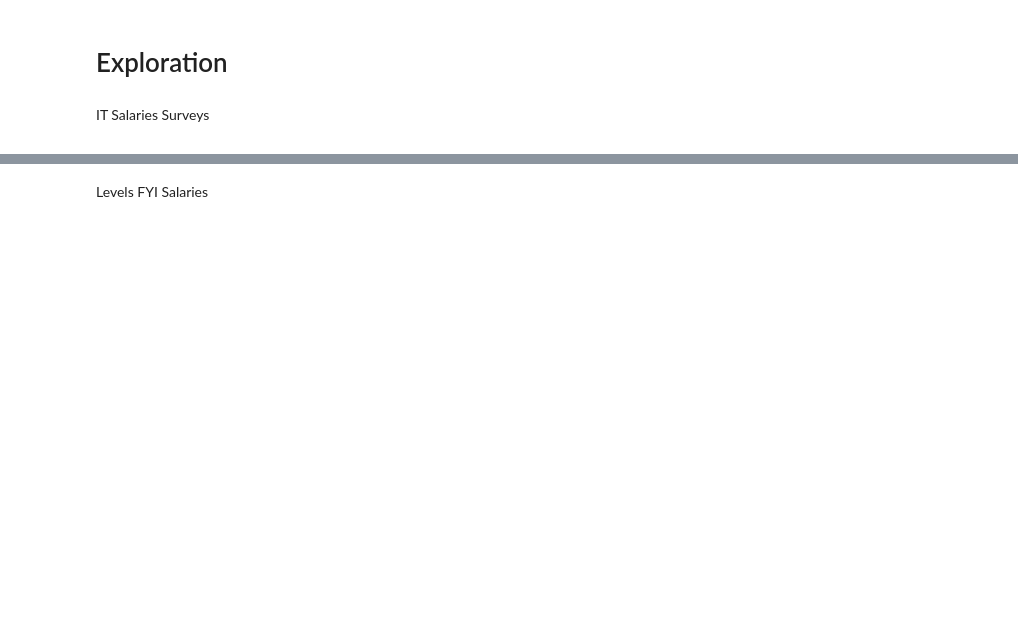
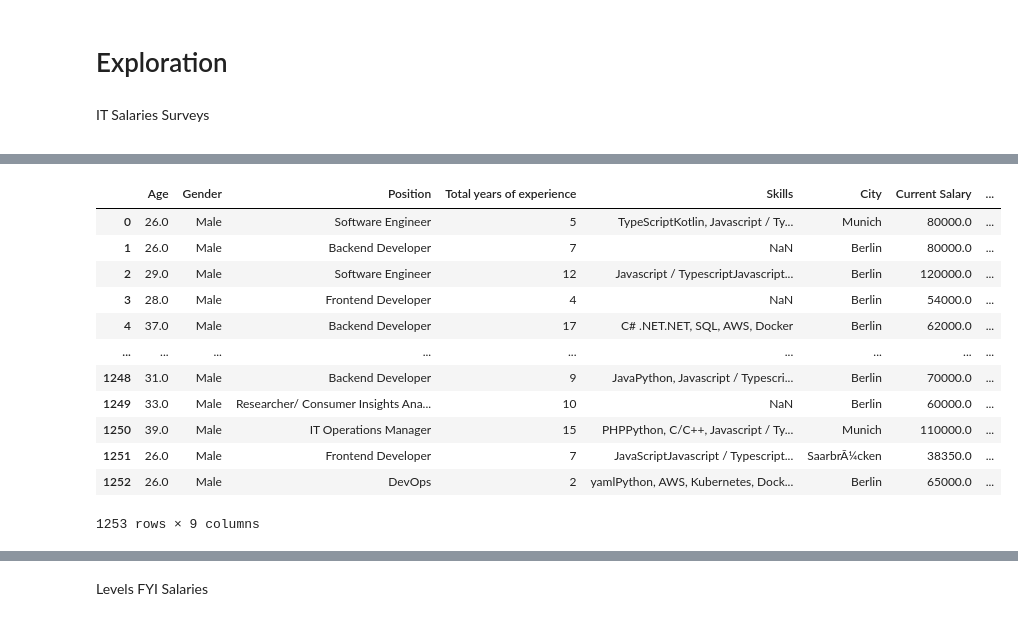
Before and after one commit to Project-Data-Hack-Team-5/project-data-hack-backend, a Jupyter notebook: Python/Exploratory_Data_Analysis.ipynb, the cells around one changed output, grey strips where cells are left out. Cells and saved outputs as stored; diff of their text form; code cells hidden in the pictures; blank space fills up the shorter version.

```diff
--- a/Python/Exploratory_Data_Analysis.ipynb
+++ b/Python/Exploratory_Data_Analysis.ipynb
@@ -68,15 +69,3 @@ cyber_salaries = pd.read_csv('datasets/salaries_cyber.csv', encoding='ISO-8859-1
 <h1>Exploration</h1>
 # %% [markdown]
 <p>IT Salaries Surveys<p>
-# %%
-# EDA
-print(it_salary_eu_2020.sample())
-
-# TODO:
-# 1. Combine Total Years into Float
-# 2. Append Seniority Level into Position to keep as Position
-# 3. Combine Programming Languages columns into a single column
-# 4. Get info on Annual bonus+stocks colunm
-
-it_salary_eu_2020.loc[:, 'Total years of experience'] = it_salary_eu_2020['Total years of experience'].astype(float)
-it_salary_eu_2020.loc[:, 'Position '] = pd.conat([it_salary_eu_2020['Position '], it_salary_eu_2020['Seniority level'])
@@ -110,0 +113,38 @@ it_salary_eu_2019.sample()
+# %%
+# EDA
+it_salary_eu_2020.sample()
+
+# TODO:
+# 1. Combine Total Years into Float - LATER
+# 2. Combine Programming Languages columns into a single column - DONE
+# 3. Get info on Annual bonus+stocks colunm
+
+# Skills Columns
+it_salary_eu_2020['Skills'] = it_salary_eu_2020['Your main technology / programming language'] + it_salary_eu_2020['Other technologies/programming languages you use often']
+
+# Salary Column
+it_salary_eu_2020['Current Salary'] = it_salary_eu_2020['Yearly brutto salary (without bonus and stocks) in EUR']
+
+# Bonus Column
+it_salary_eu_2020['Additional Compensation'] = it_salary_eu_2020['Annual bonus+stocks one year ago. Only answer if staying in same country']
+
+it_salary_eu_2020['Position'] = it_salary_eu_2020['Position ']
+
+
+#it_salary_eu_2020.rename(columns={'Total years of experience': 'Years Of Experience', 'Salary': 'Current Salary'}, inplace=True)
+
+it_salary_eu_2020[['Age', 'Gender', 'Position', 'Total years of experience', 'Skills', 'City', 'Current Salary', 'Additional Compensation', 'Company type']]
+# %% [output]
+|  | Age | Gender | Position | Total years of experience | Skills | City | Current Salary | ... |
+| 0 | 26.0 | Male | Software Engineer | 5 | TypeScriptKotlin, Javascript / Ty... | Munich | 80000.0 | ... |
+| 1 | 26.0 | Male | Backend Developer | 7 | NaN | Berlin | 80000.0 | ... |
+| 2 | 29.0 | Male | Software Engineer | 12 | Javascript / TypescriptJavascript... | Berlin | 120000.0 | ... |
+| 3 | 28.0 | Male | Frontend Developer | 4 | NaN | Berlin | 54000.0 | ... |
+| 4 | 37.0 | Male | Backend Developer | 17 | C# .NET.NET, SQL, AWS, Docker | Berlin | 62000.0 | ... |
+| ... | ... | ... | ... | ... | ... | ... | ... | ... |
+| 1248 | 31.0 | Male | Backend Developer | 9 | JavaPython, Javascript / Typescri... | Berlin | 70000.0 | ... |
+| 1249 | 33.0 | Male | Researcher/ Consumer Insights Ana... | 10 | NaN | Berlin | 60000.0 | ... |
+| 1250 | 39.0 | Male | IT Operations Manager | 15 | PHPPython, C/C++, Javascript / Ty... | Munich | 110000.0 | ... |
+| 1251 | 26.0 | Male | Frontend Developer | 7 | JavaScriptJavascript / Typescript... | SaarbrÃ¼cken | 38350.0 | ... |
+| 1252 | 26.0 | Male | DevOps | 2 | yamlPython, AWS, Kubernetes, Dock... | Berlin | 65000.0 | ... |
+1253 rows × 9 columns
```
Also changed, not shown: parts of 28 cells of this notebook, 1 other file.
